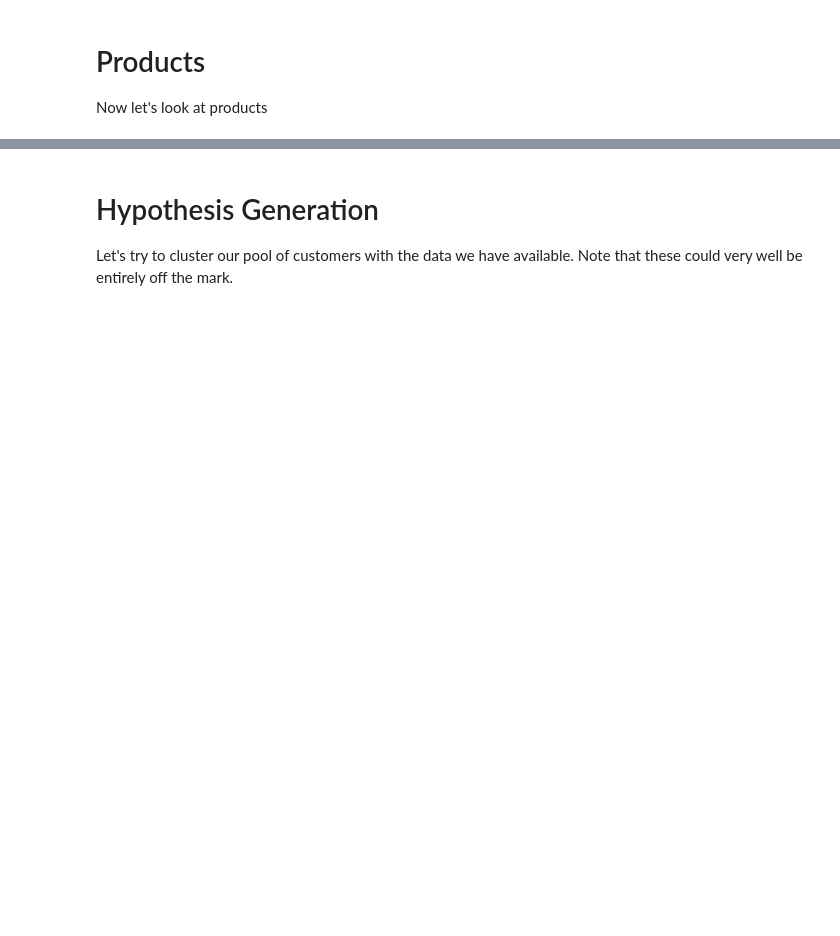
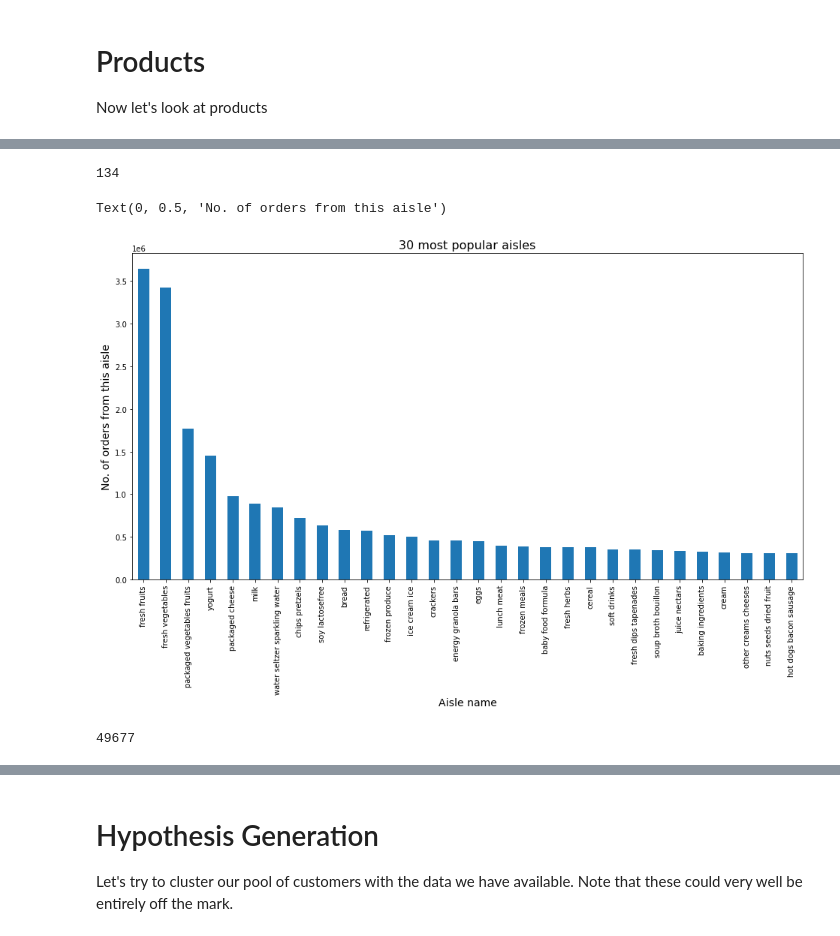
Before and after one commit to maaverik/adventures-in-data-science, a Jupyter notebook: instacart-basket-analysis EDA.ipynb, the cells around one changed output, grey strips where cells are left out. Saved outputs shown, nothing was run; the diff lists cells and outputs as text; code cells hidden in the pictures; blank space fills up the shorter version.

```diff
--- a/instacart-basket-analysis EDA.ipynb
+++ b/instacart-basket-analysis EDA.ipynb
@@ -106,6 +231,17 @@ Plot product categories
+# %%
+len(order_details['aisle'].unique())
+# %% [output]
+134
 # %%
-ax = order_details['department'].value_counts(sort=True).head(30).plot(kind='bar', figsize=(16,8), fontsize=10)
-ax.set_title('Department popularities',fontsize=16)
-ax.set_xlabel('Dept name', fontsize=14)
-ax.set_ylabel('No. of orders from this dept', fontsize=14)
+ax = order_details['aisle'].value_counts(sort=True).head(30).plot(kind='bar', figsize=(16,8), fontsize=10)
+ax.set_title('30 most popular aisles',fontsize=16)
+ax.set_xlabel('Aisle name', fontsize=14)
+ax.set_ylabel('No. of orders from this aisle', fontsize=14)
+# %% [output]
+Text(0, 0.5, 'No. of orders from this aisle')
+[figure, added]
+# %%
+len(order_details['product_name'].unique())
+# %% [output]
+49677
 # %%
```
Also changed, not shown: parts of 51 cells of this notebook.
